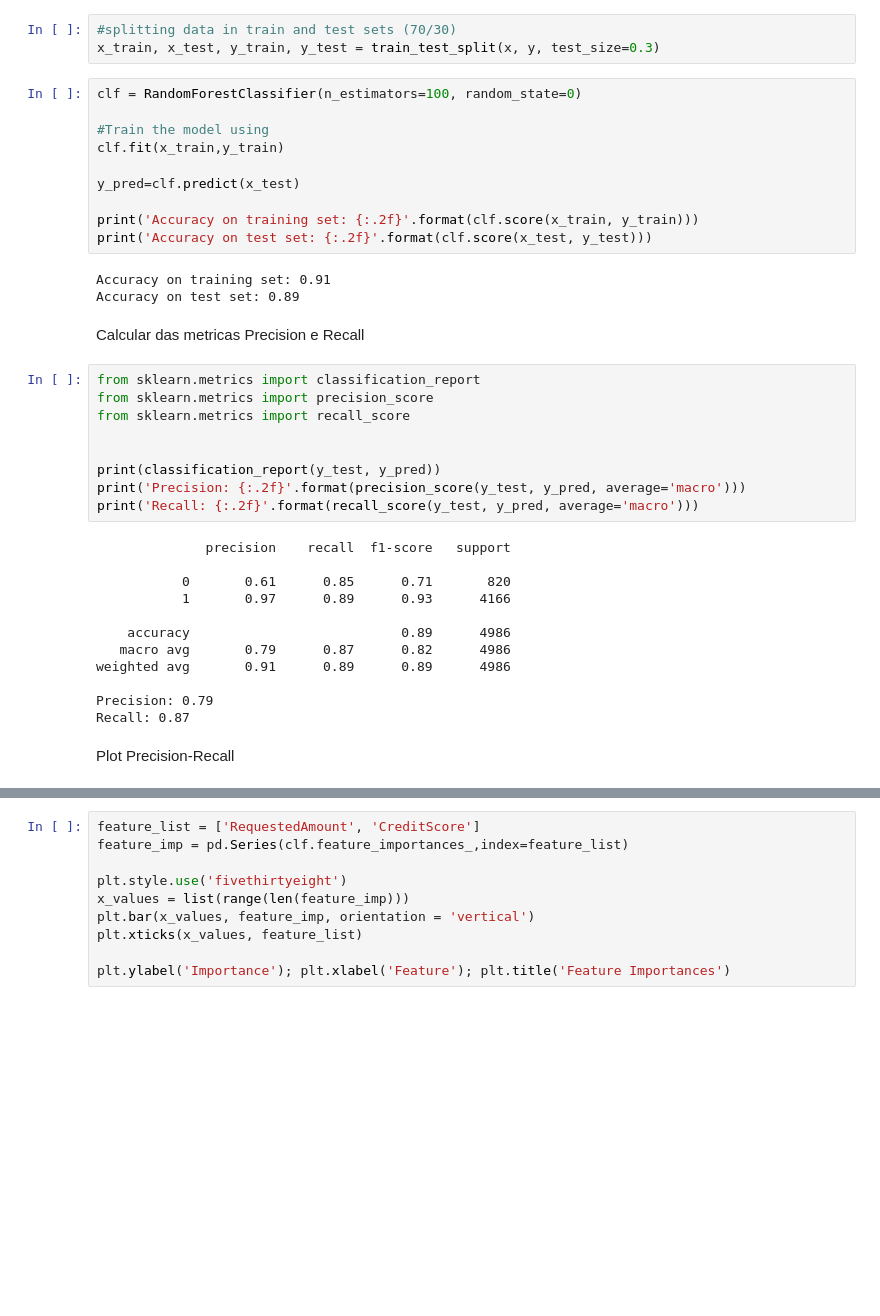
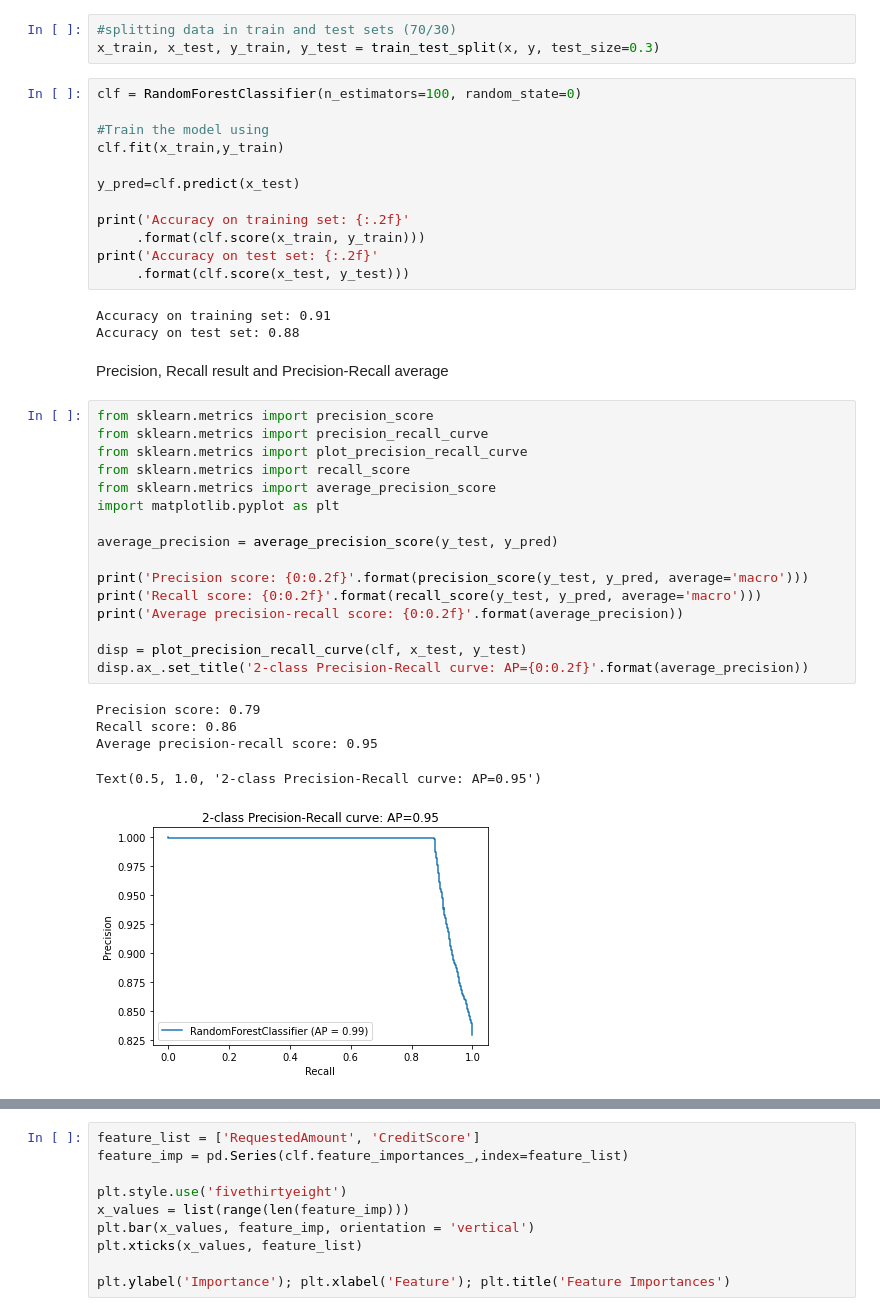
Before and after one commit to patrickherbeth/algoritimos_machine_learning, a Jupyter notebook: BPI_Challenge_2017.ipynb, the cells around one changed output, grey strips where cells are left out. Saved outputs shown, nothing was run; the diff lists cells and outputs as text; blank space fills up the shorter version.

```diff
--- a/BPI_Challenge_2017.ipynb
+++ b/BPI_Challenge_2017.ipynb
@@ -275,33 +297,35 @@ clf.fit(x_train,y_train)
 
 y_pred=clf.predict(x_test)
 
-print('Accuracy on training set: {:.2f}'.format(clf.score(x_train, y_train)))
-print('Accuracy on test set: {:.2f}'.format(clf.score(x_test, y_test)))
+print('Accuracy on training set: {:.2f}'
+     .format(clf.score(x_train, y_train)))
+print('Accuracy on test set: {:.2f}'
+     .format(clf.score(x_test, y_test)))
 # %% [output]
 Accuracy on training set: 0.91
-Accuracy on test set: 0.89
+Accuracy on test set: 0.88
-# %% [markdown]
-Calcular das metricas Precision e Recall
+# %% [markdown]
+
+Precision, Recall result and Precision-Recall average
 # %%
-from sklearn.metrics import classification_report
 from sklearn.metrics import precision_score
+from sklearn.metrics import precision_recall_curve
+from sklearn.metrics import plot_precision_recall_curve
 from sklearn.metrics import recall_score
+from sklearn.metrics import average_precision_score
+import matplotlib.pyplot as plt
 
+average_precision = average_precision_score(y_test, y_pred)
 
-print(classification_report(y_test, y_pred))
-print('Precision: {:.2f}'.format(precision_score(y_test, y_pred, average='macro')))
-print('Recall: {:.2f}'.format(recall_score(y_test, y_pred, average='macro')))
+print('Precision score: {0:0.2f}'.format(precision_score(y_test, y_pred, average='macro')))
+print('Recall score: {0:0.2f}'.format(recall_score(y_test, y_pred, average='macro')))
+print('Average precision-recall score: {0:0.2f}'.format(average_precision))
+
+disp = plot_precision_recall_curve(clf, x_test, y_test)
+disp.ax_.set_title('2-class Precision-Recall curve: AP={0:0.2f}'.format(average_precision))
 # %% [output]
-              precision    recall  f1-score   support
-
-           0       0.61      0.85      0.71       820
-           1       0.97      0.89      0.93      4166
-
-    accuracy                           0.89      4986
-   macro avg       0.79      0.87      0.82      4986
-weighted avg       0.91      0.89      0.89      4986
-
-Precision: 0.79
-Recall: 0.87
+Precision score: 0.79
+Recall score: 0.86
+Average precision-recall score: 0.95
+Text(0.5, 1.0, '2-class Precision-Recall curve: AP=0.95')
+[figure, added]
-# %% [markdown]
-Plot Precision-Recall
```
Also changed, not shown: parts of 44 cells of this notebook.
